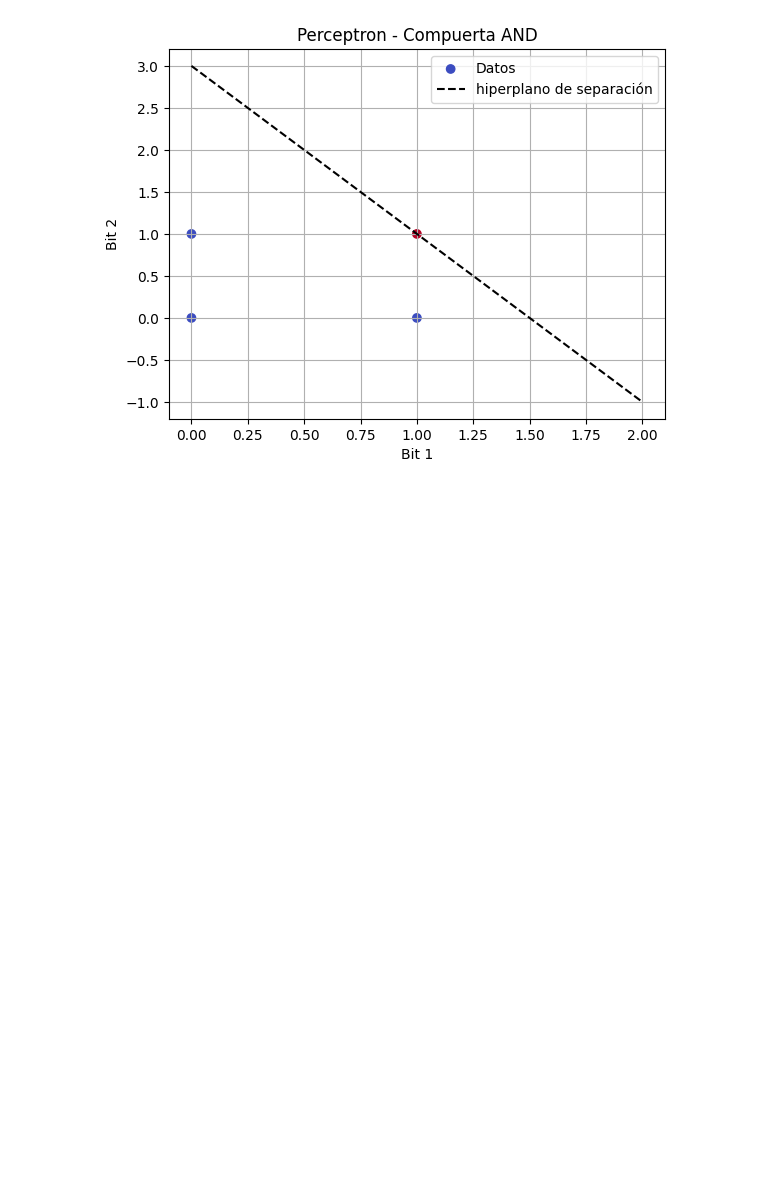
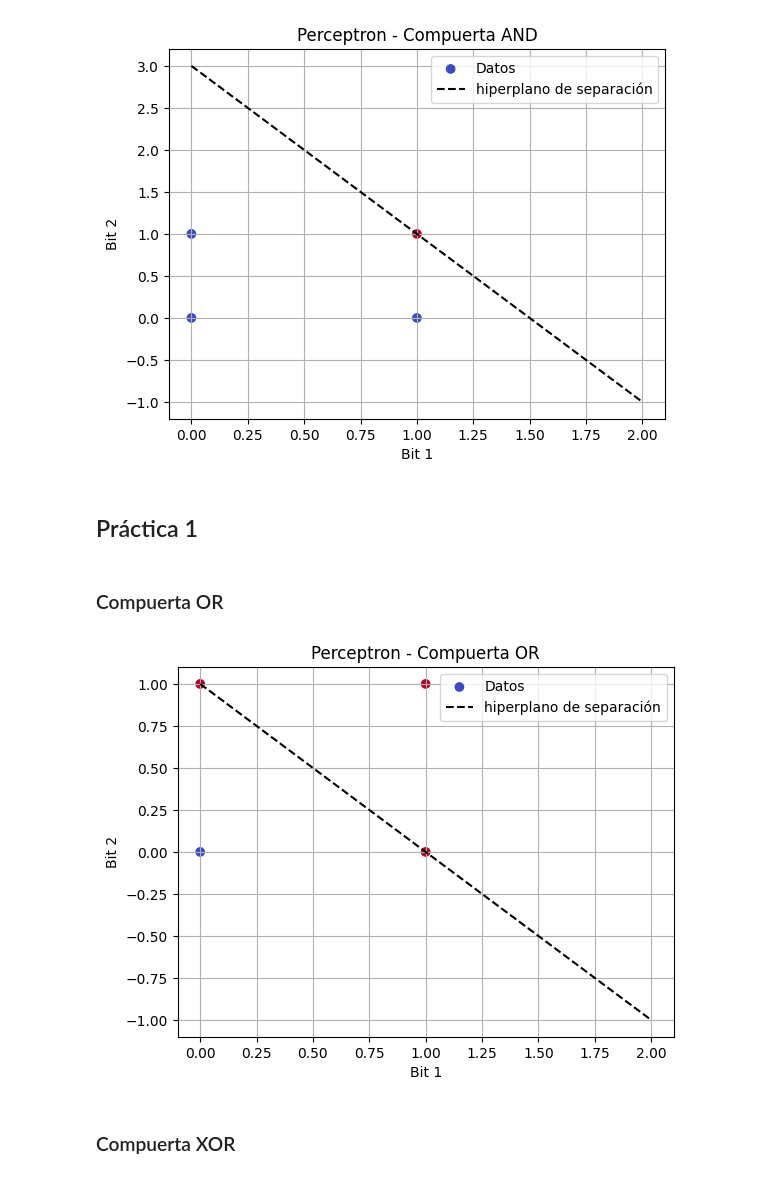
Before and after one commit to Beto3th/Machine-Learning, a Jupyter notebook: PERCEPTRON/ejemplo1.ipynb, the cells around one changed output. Saved outputs shown, nothing was run; the diff lists cells and outputs as text; code cells hidden in the pictures; blank space fills up the shorter version.

Commit message:
Practica y ejemplo de Perceptron

```diff
--- a/PERCEPTRON/ejemplo1.ipynb
+++ b/PERCEPTRON/ejemplo1.ipynb
@@ -59,3 +61,34 @@ plt.grid()
 plt.show()
 # %% [output]
 [figure]
+# %% [markdown]
+## Práctica 1
+# %% [markdown]
+### Compuerta OR
+# %%
+X = np.array([[0,0], [0,1], [1,0], [1,1]])
+y = np.array([0,1,1,1])
+# %%
+perceptron = Perceptron()
+# %%
+perceptron.fit(X, y)
+# %%
+# Grafico de dispersion de los datos con funcion discriminante
+plt.scatter(X[:, 0], X[:, 1], c=y, cmap=plt.cm.coolwarm, label="Datos")
+
+#Creacion del hiperplano de separacion
+#Generacion de 10 valores equiespaciados entre 0 y 2
+x_vals = np.linspace(0,2,10)
+y_vals = (-perceptron.weights[0] * x_vals - perceptron.bias) / perceptron.weights[1]
+
+plt.plot(x_vals, y_vals, 'k--', label='hiperplano de separación')
+plt.xlabel("Bit 1")
+plt.ylabel("Bit 2")
+plt.title("Perceptron - Compuerta OR")
+plt.legend()
+plt.grid()
+plt.show()
+# %% [output]
+[figure, added]
+# %% [markdown]
+### Compuerta XOR
```
Also changed, not shown: parts of 25 cells of this notebook.
